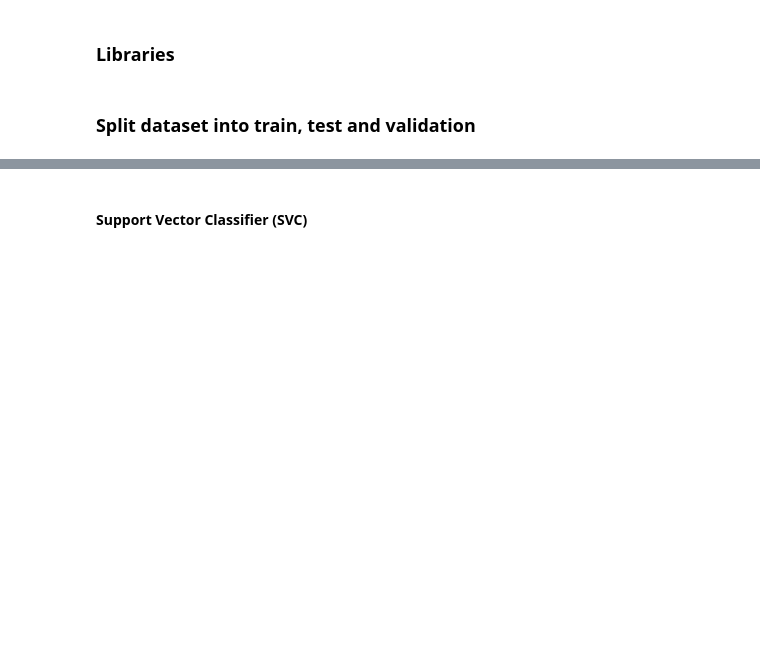
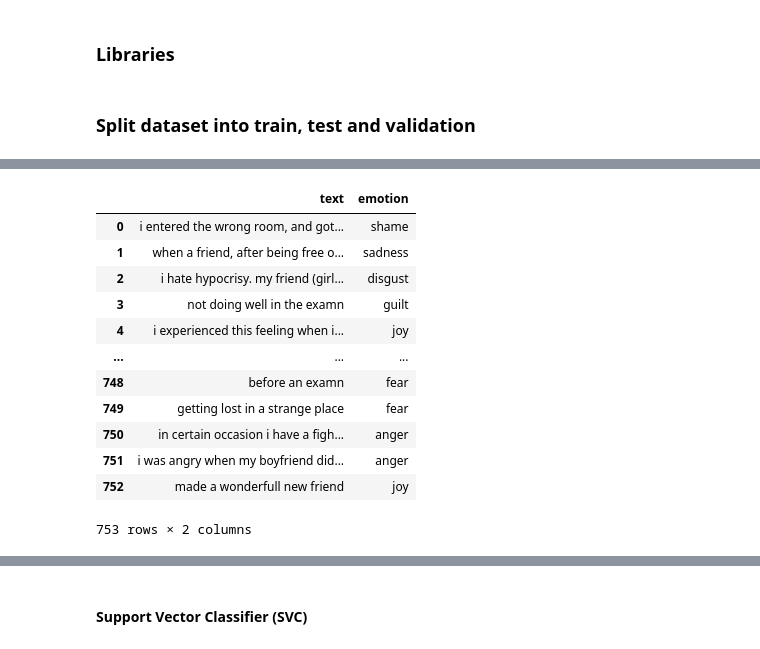
Before and after one commit to dlopeza98/TrabajoGradosEAFIT, a Jupyter notebook: src/trabajogradoseafit/notebooks/ML_Models.ipynb, the cells around one changed output, grey strips where cells are left out. Saved outputs shown, nothing was run; the diff lists cells and outputs as text; code cells hidden in the pictures; blank space fills up the shorter version.

```diff
--- a/src/trabajogradoseafit/notebooks/ML_Models.ipynb
+++ b/src/trabajogradoseafit/notebooks/ML_Models.ipynb
@@ -56,0 +110,16 @@ Se van a utilizar los modelos de `support vector machine`, `decision tree classi
+# %%
+df_val
+# %% [output]
+|  | text | emotion |
+| 0 | i entered the wrong room, and got... | shame |
+| 1 | when a friend, after being free o... | sadness |
+| 2 | i hate hypocrisy. my friend (girl... | disgust |
+| 3 | not doing well in the examn | guilt |
+| 4 | i experienced this feeling when i... | joy |
+| ... | ... | ... |
+| 748 | before an examn | fear |
+| 749 | getting lost in a strange place | fear |
+| 750 | in certain occasion i have a figh... | anger |
+| 751 | i was angry when my boyfriend did... | anger |
+| 752 | made a wonderfull new friend | joy |
+753 rows × 2 columns
```
Also changed, not shown: parts of 8 cells of this notebook, 14 other files.
